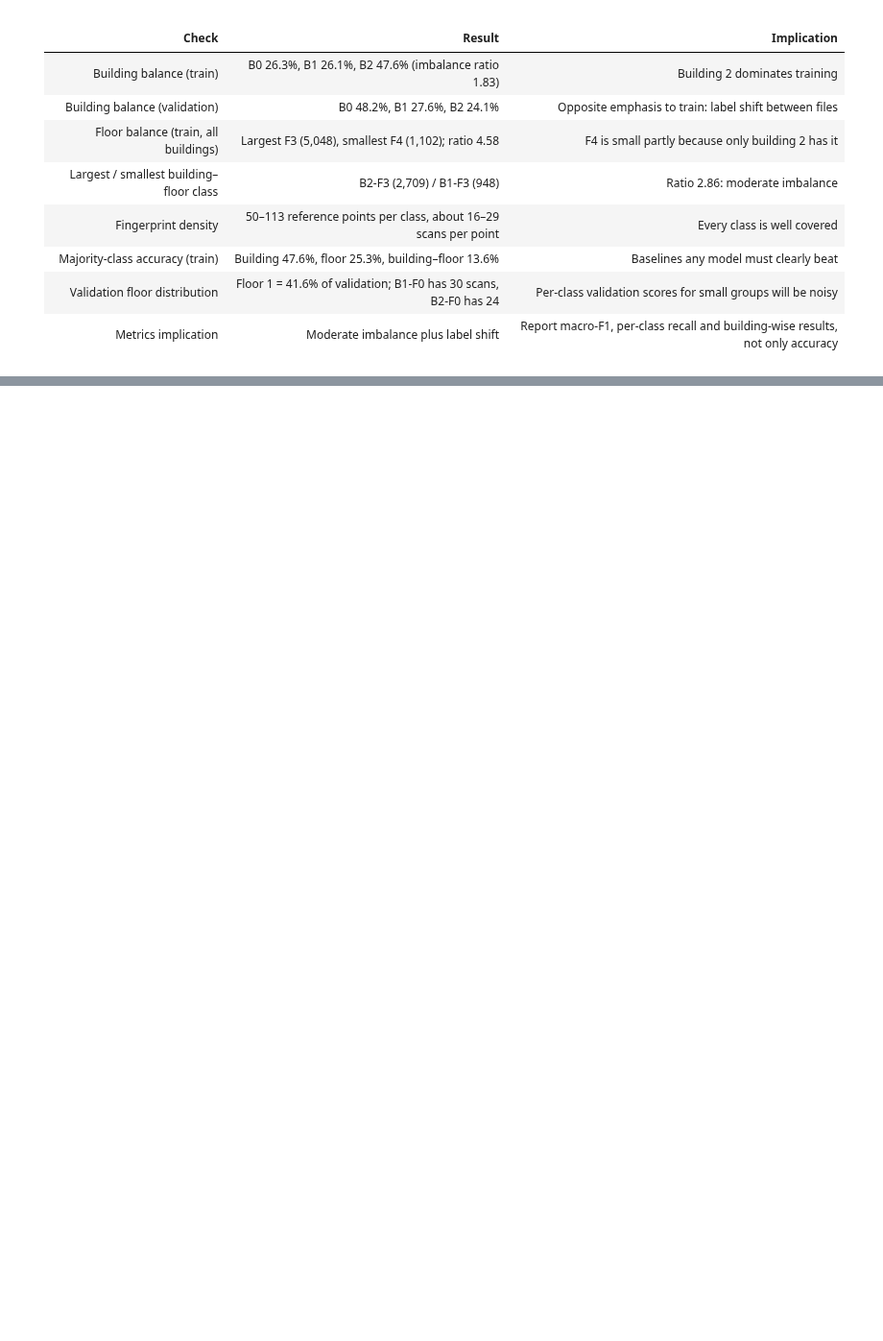
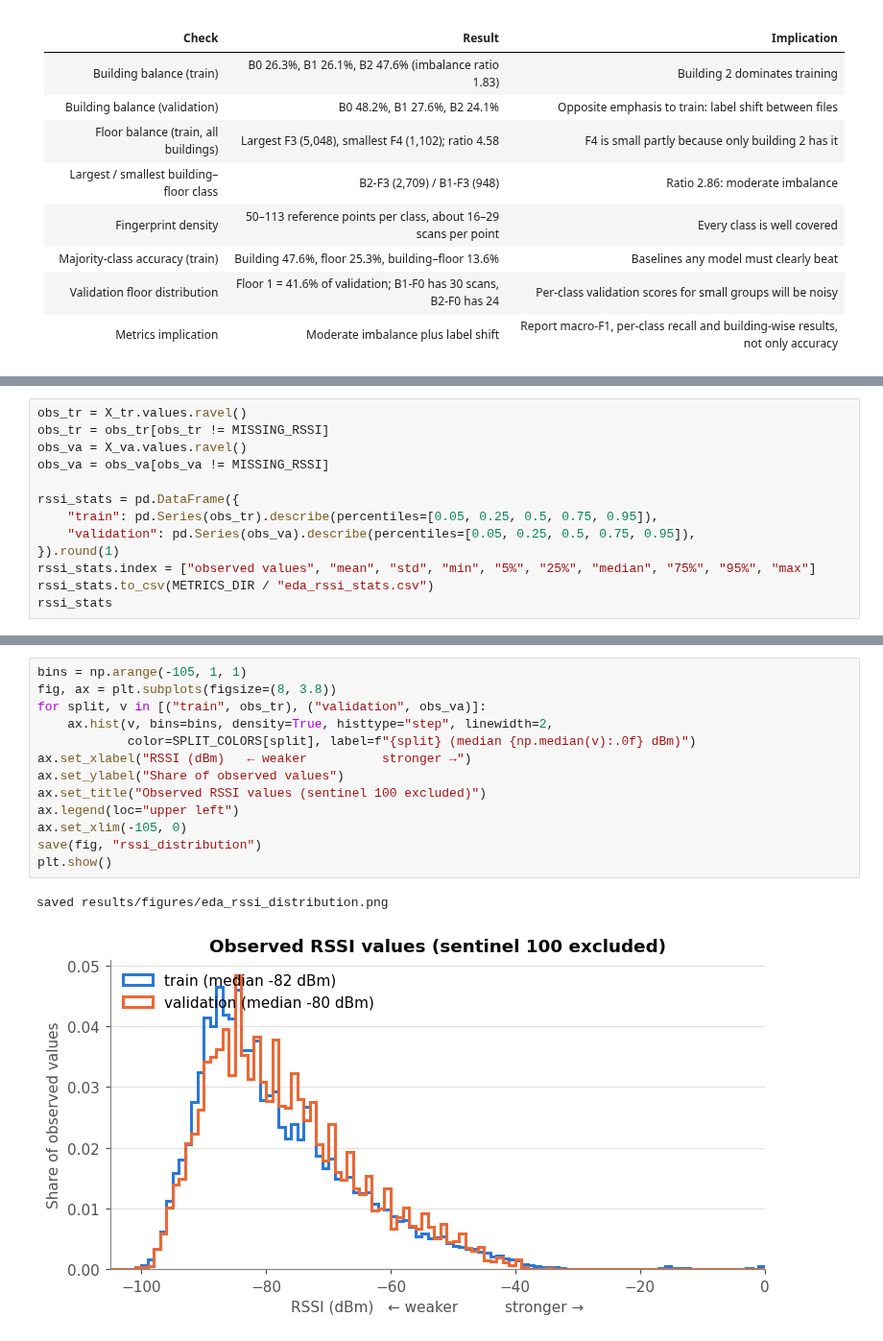
Before and after one commit to Hashicy/indoor-wifi-positioning, a Jupyter notebook: notebooks/01_dataset_eda.ipynb, the cells around one changed output, grey strips where cells are left out. Shown at 96% size. Saved outputs shown, nothing was run; the diff lists cells and outputs as text; blank space fills up the shorter version.

```diff
--- a/notebooks/01_dataset_eda.ipynb
+++ b/notebooks/01_dataset_eda.ipynb
@@ -597,0 +611,13 @@ which is enough to justify reporting macro-F1 alongside accuracy.
+# %%
+obs_tr = X_tr.values.ravel()
+obs_tr = obs_tr[obs_tr != MISSING_RSSI]
+obs_va = X_va.values.ravel()
+obs_va = obs_va[obs_va != MISSING_RSSI]
+
+rssi_stats = pd.DataFrame({
+    "train": pd.Series(obs_tr).describe(percentiles=[0.05, 0.25, 0.5, 0.75, 0.95]),
+    "validation": pd.Series(obs_va).describe(percentiles=[0.05, 0.25, 0.5, 0.75, 0.95]),
+}).round(1)
+rssi_stats.index = ["observed values", "mean", "std", "min", "5%", "25%", "median", "75%", "95%", "max"]
+rssi_stats.to_csv(METRICS_DIR / "eda_rssi_stats.csv")
+rssi_stats
@@ -597,0 +636,16 @@ which is enough to justify reporting macro-F1 alongside accuracy.
+# %%
+bins = np.arange(-105, 1, 1)
+fig, ax = plt.subplots(figsize=(8, 3.8))
+for split, v in [("train", obs_tr), ("validation", obs_va)]:
+    ax.hist(v, bins=bins, density=True, histtype="step", linewidth=2,
+            color=SPLIT_COLORS[split], label=f"{split} (median {np.median(v):.0f} dBm)")
+ax.set_xlabel("RSSI (dBm)   ← weaker          stronger →")
+ax.set_ylabel("Share of observed values")
+ax.set_title("Observed RSSI values (sentinel 100 excluded)")
+ax.legend(loc="upper left")
+ax.set_xlim(-105, 0)
+save(fig, "rssi_distribution")
+plt.show()
+# %% [output]
+saved results/figures/eda_rssi_distribution.png
+[figure, added]
```
Also changed, not shown: parts of 20 cells of this notebook, 6 other files.
